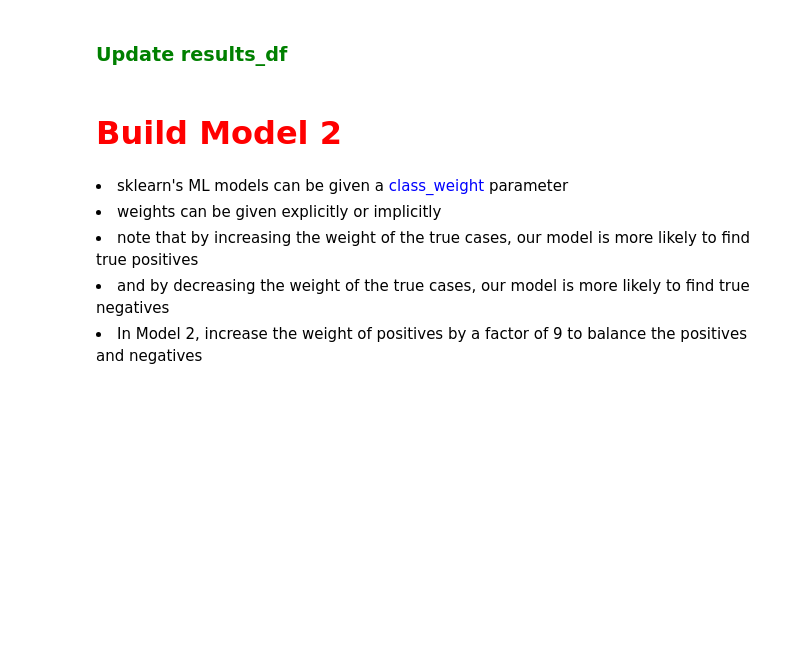
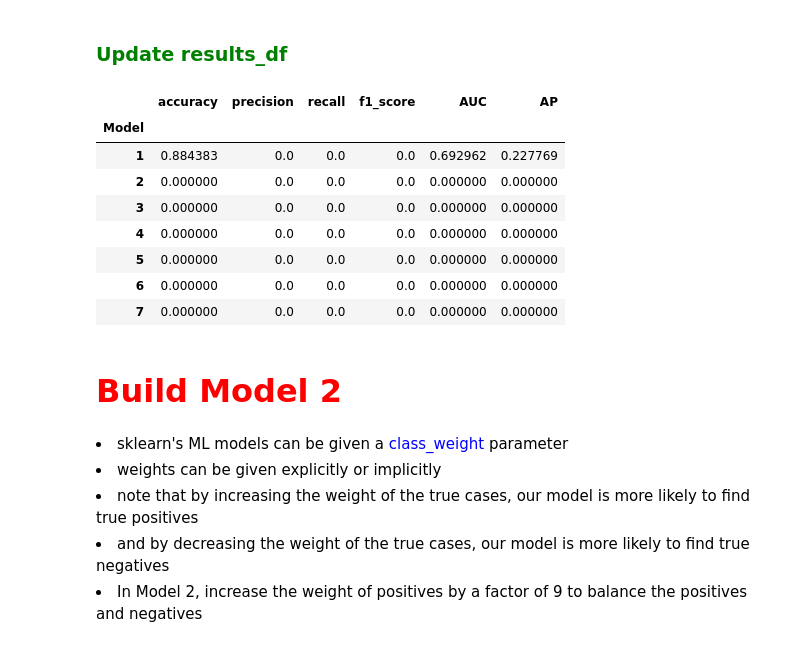
Before and after one commit to ReiannaLiu/IEORE4212_Assignments, a Jupyter notebook: Assignment 7/Assignment 7 - Machine learning credit rating assignment.ipynb, the cells around one changed output. Cells and saved outputs as stored; diff of their text form; code cells hidden in the pictures; blank space fills up the shorter version.

Commit message:
update model 1

```diff
--- a/Assignment 7/Assignment 7 - Machine learning credit rating assignment.ipynb
+++ b/Assignment 7/Assignment 7 - Machine learning credit rating assignment.ipynb
@@ -199,6 +251,6 @@ preprocess = make_column_transformer(
 )
 
 #Generate the independent variable df
-X =
+X = preprocess.fit_transform(df).toarray()
 X.shape
 #Should return (565167, 26)
@@ -214,7 +268,7 @@ X.shape
 # %%
 from sklearn.model_selection import train_test_split
 #Get x_train, x_test, y_train, y_test
-
+x_train, x_test, y_train, y_test = train_test_split(X,y,test_size=0.3,random_state=42)
 
 #And check the shape
 print(x_train.shape,y_train.shape)
@@ -254,7 +326,7 @@ x_test
 <li>set the loss function to "log_loss" ("log" if using sklearn 1.0.x or on colab)</li>
 # %%
 from sklearn.linear_model import SGDClassifier
-model_1 =
+model_1 = SGDClassifier(loss="log_loss",random_state=42, max_iter=1000)
 model_1.fit(x_train,y_train) #change if you used different variable names
 
 print(model_1.score(x_train,y_train))
@@ -277,7 +353,14 @@ from sklearn.metrics import confusion_matrix
 from sklearn.metrics import f1_score,recall_score,precision_score
 from sklearn.metrics import average_precision_score,roc_auc_score
 
-
+cfm = confusion_matrix(y_test,model_1.predict(x_test))
+accuracy_training = model_1.score(x_train,y_train)
+accuracy_testing = model_1.score(x_test,y_test)
+precision = precision_score(y_test,model_1.predict(x_test))
+recall = recall_score(y_test,model_1.predict(x_test))
+f1 = f1_score(y_test,model_1.predict(x_test))
+auc = roc_auc_score(y_test,model_1.predict_proba(x_test)[:,1])
+ap = average_precision_score(y_test,model_1.predict_proba(x_test)[:,1])
 
 print("Confusion Matrix: \n",cfm)
 print("Training accuracy: ",accuracy_training)
@@ -322,3 +417,17 @@ results_df
+# %%
+results_df.loc[1] = [accuracy_testing,precision,recall,f1,auc,ap]
+
+results_df
+# %% [output]
+|  | accuracy | precision | recall | f1_score | AUC | AP |
+| Model |  |  |  |  |  |  |
+| 1 | 0.884383 | 0.0 | 0.0 | 0.0 | 0.692962 | 0.227769 |
+| 2 | 0.000000 | 0.0 | 0.0 | 0.0 | 0.000000 | 0.000000 |
+| 3 | 0.000000 | 0.0 | 0.0 | 0.0 | 0.000000 | 0.000000 |
+| 4 | 0.000000 | 0.0 | 0.0 | 0.0 | 0.000000 | 0.000000 |
+| 5 | 0.000000 | 0.0 | 0.0 | 0.0 | 0.000000 | 0.000000 |
+| 6 | 0.000000 | 0.0 | 0.0 | 0.0 | 0.000000 | 0.000000 |
+| 7 | 0.000000 | 0.0 | 0.0 | 0.0 | 0.000000 | 0.000000 |
 # %% [markdown]
 <h1 style="color:red;font-size:xx-large">Build Model 2</h1>
 # %% [markdown]
```
Also changed, not shown: parts of 14 cells of this notebook.
